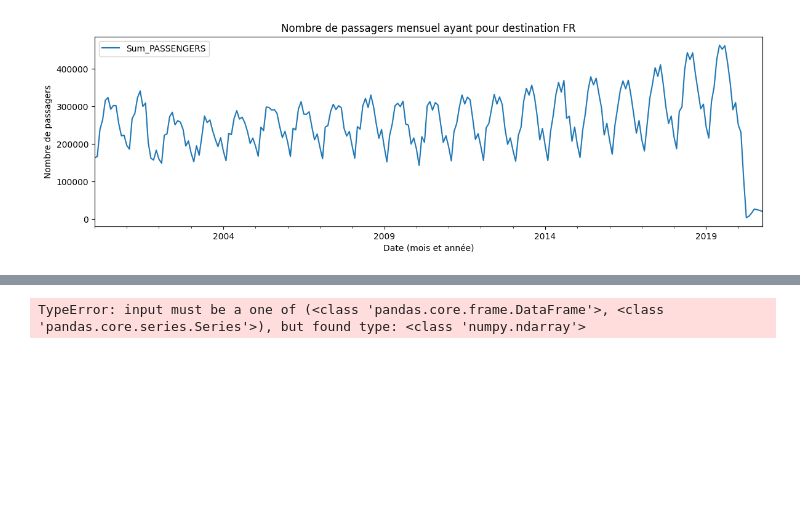
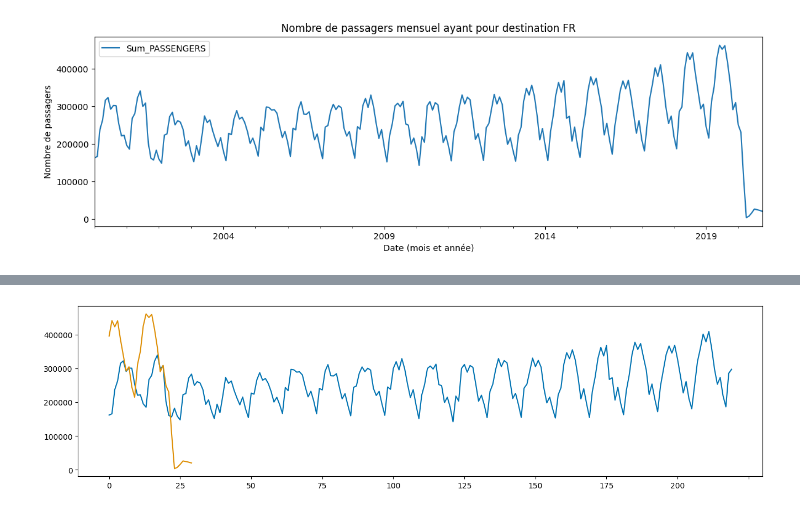
Before and after one commit to aaaamael/time_series_air_passengers, a Jupyter notebook: data.ipynb, the cells around one changed output, grey strips where cells are left out. Saved outputs shown, nothing was run; the diff lists cells and outputs as text; code cells hidden in the pictures; blank space fills up the shorter version.

```diff
--- a/data.ipynb
+++ b/data.ipynb
@@ -60,8 +64,4 @@ fh = np.arange(1,len(nb_passengers)+1)
 from sktime.forecasting.naive import NaiveForecaster
 from sktime.performance_metrics.forecasting import mean_absolute_percentage_error as smape_loss
 from sktime.utils.plotting import plot_series
-
-
-forecaster = NaiveForecaster(strategy='last')
-forecaster.fit(nb_passengers)
-y_pred = forecaster.predict(fh)
+from sktime.forecasting.model_selection import temporal_train_test_split
@@ -76,7 +70,11 @@ def plot_ys(*args, **kwargs):
         # restore 2020 behaviour (jfb) --> plot_ys supprimé
         nb_series=len(args)
         plot_series(*args, **kwargs, markers=['' for k in range(nb_series)])
-# %%
-plot_ys(data, y_pred)
-# %% [output]
-TypeError: input must be a one of (<class 'pandas.core.frame.DataFrame'>, <class 'pandas.core.series.Series'>), but found type: <class 'numpy.ndarray'>
+# %%
+y_train, y_test = temporal_train_test_split(nb_passengers, test_size=30)
+y_train = pd.Series(y_train)
+y_test = pd.Series(y_test)
+# %%
+plot_ys(y_train, y_test)
+# %% [output]
+[figure, added]
```
Also changed, not shown: parts of 9 cells of this notebook.
